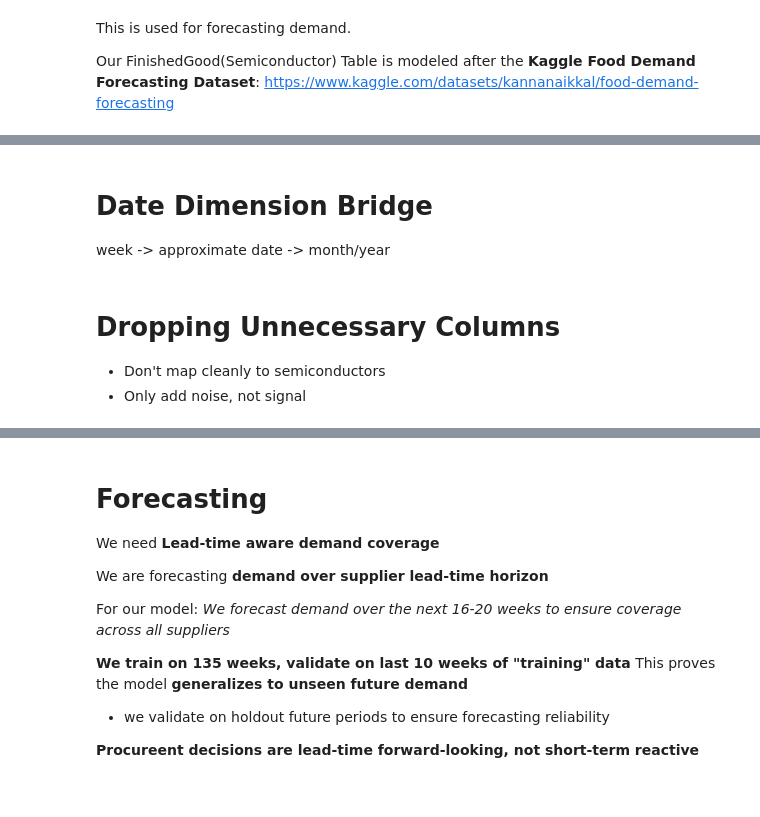
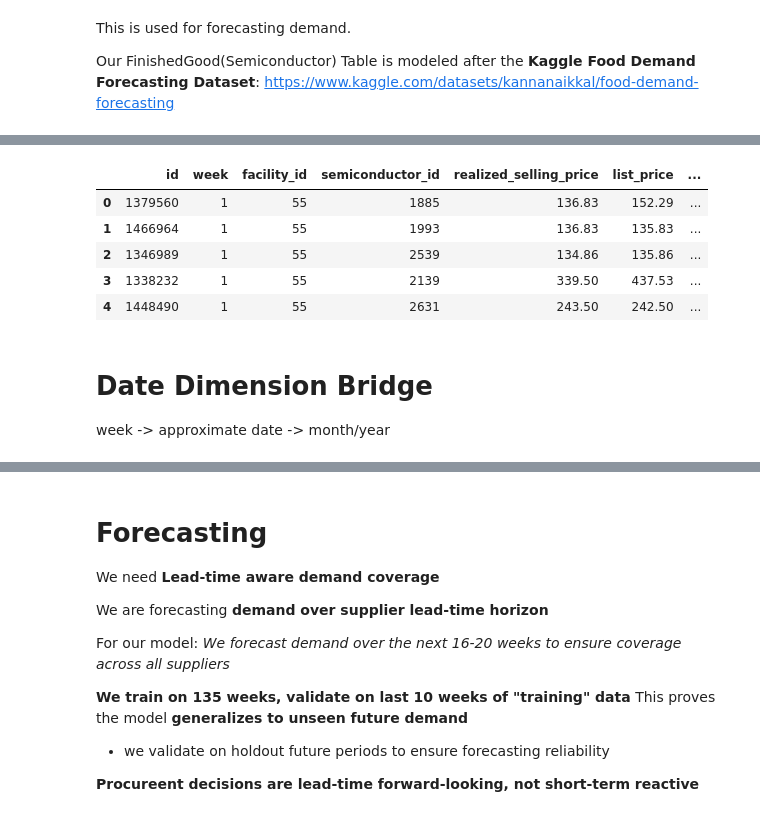
Before and after one commit to jbeck0854/procurement_agent, a Jupyter notebook: scripts/data_cleaning/04_FinishedGoods_Demand_Table.ipynb, the cells around one changed output, grey strips where cells are left out. Cells and saved outputs as stored; diff of their text form; code cells hidden in the pictures.

```diff
--- a/scripts/data_cleaning/04_FinishedGoods_Demand_Table.ipynb
+++ b/scripts/data_cleaning/04_FinishedGoods_Demand_Table.ipynb
@@ -63,3 +93,12 @@ df
+# %%
+df.head()
+# %% [output]
+|  | id | week | facility_id | semiconductor_id | realized_selling_price | list_price | ... |
+| 0 | 1379560 | 1 | 55 | 1885 | 136.83 | 152.29 | ... |
+| 1 | 1466964 | 1 | 55 | 1993 | 136.83 | 135.83 | ... |
+| 2 | 1346989 | 1 | 55 | 2539 | 134.86 | 135.86 | ... |
+| 3 | 1338232 | 1 | 55 | 2139 | 339.50 | 437.53 | ... |
+| 4 | 1448490 | 1 | 55 | 2631 | 243.50 | 242.50 | ... |
 # %% [markdown]
 # Date Dimension Bridge
 
@@ -73,7 +112,3 @@ df['date'] = start_date + pd.to_timedelta((df['week'] - 1) * 7, unit='D')
 df['year'] = df['date'].dt.year
 df['month'] = df['date'].dt.month
 df['year_month'] = df['date'].dt.to_period('M').astype(str)
-# %% [markdown]
-# Dropping Unnecessary Columns
-- Don't map cleanly to semiconductors
-- Only add noise, not signal
```
Also changed, not shown: parts of 25 cells of this notebook, 7 other files.
